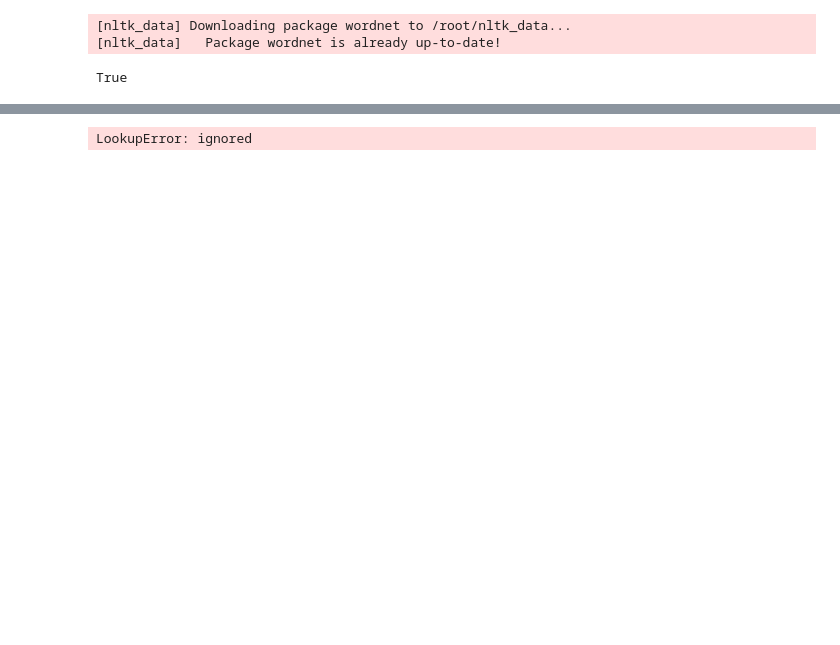
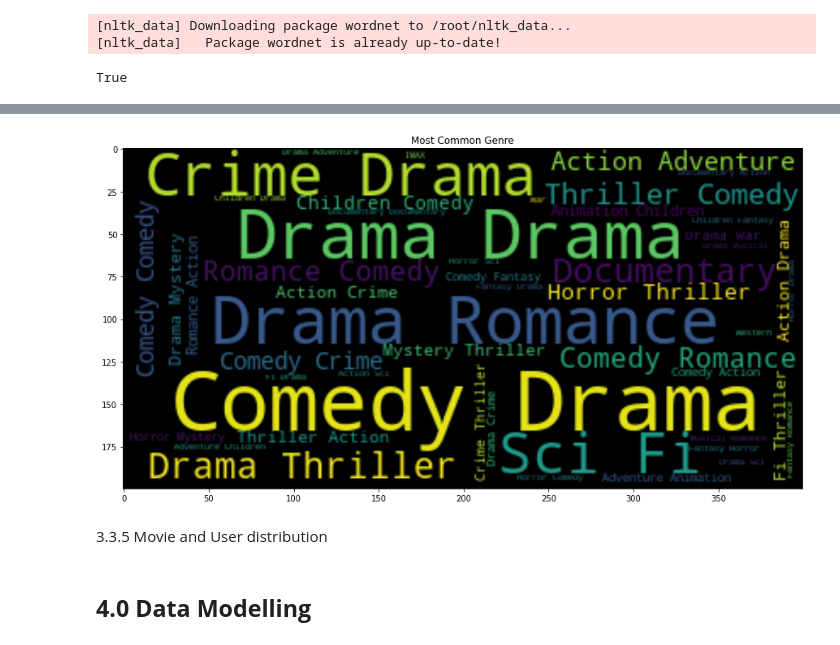
Before and after one commit to Ridwan1821/TeamGM2, a Jupyter notebook: movie_recommender_system_nnaemeka.ipynb, the cells around one changed output, grey strips where cells are left out. Drawn from its saved outputs; the diff is of its cells as text; code cells hidden in the pictures; blank space fills up the shorter version.

```diff
--- a/movie_recommender_system_nnaemeka.ipynb
+++ b/movie_recommender_system_nnaemeka.ipynb
@@ -784,13 +828,16 @@ def join_words(text):
 # %%
 #mv_imd['genres']
 # %%
+import matplotlib.pyplot as plt
 item = mv_imd['genres']
 
 text = ' '.join(word for word in item.apply(join_words))
-wordclound = WordCloud(stopwords=stopword, background_color = 'black', max_word=50).generate(text)
-plt.figure(figsize(15,10))
+wordcloud = WordCloud(stopwords=stopword, background_color = 'black', max_words=50).generate(text)
+plt.figure(figsize = (15,10))
 plt.imshow(wordcloud, interpolation='bilinear')
 plt.title('Most Common Genre')
 plt.show()
 # %% [output]
-LookupError: ignored
+[figure, added]
+# %% [markdown]
+ 3.3.5 Movie and User distribution
@@ -796,0 +854,2 @@ LookupError: ignored
+# %% [markdown]
+## **4.0 Data Modelling**
```
Also changed, not shown: parts of 44 cells of this notebook.
